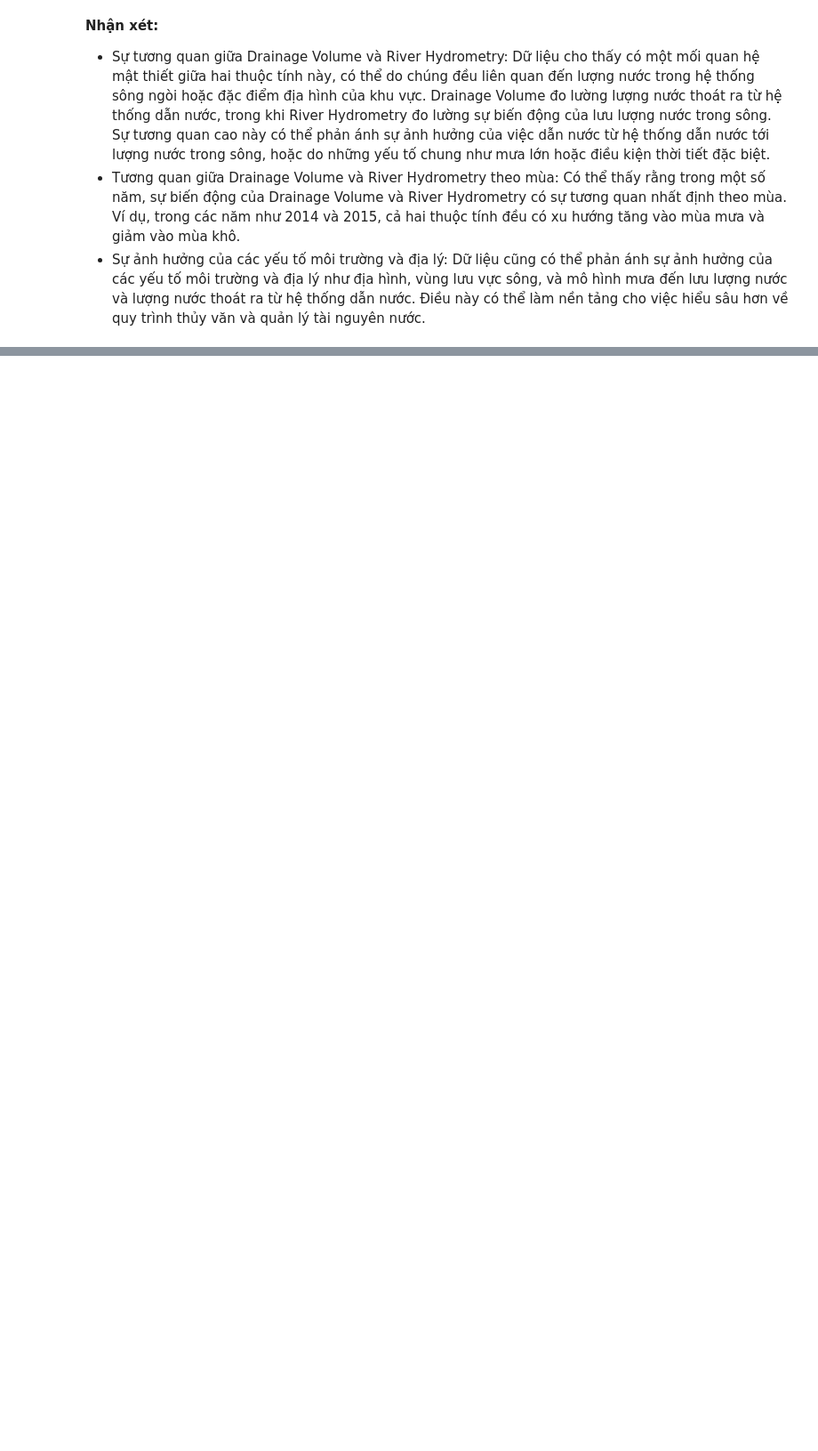
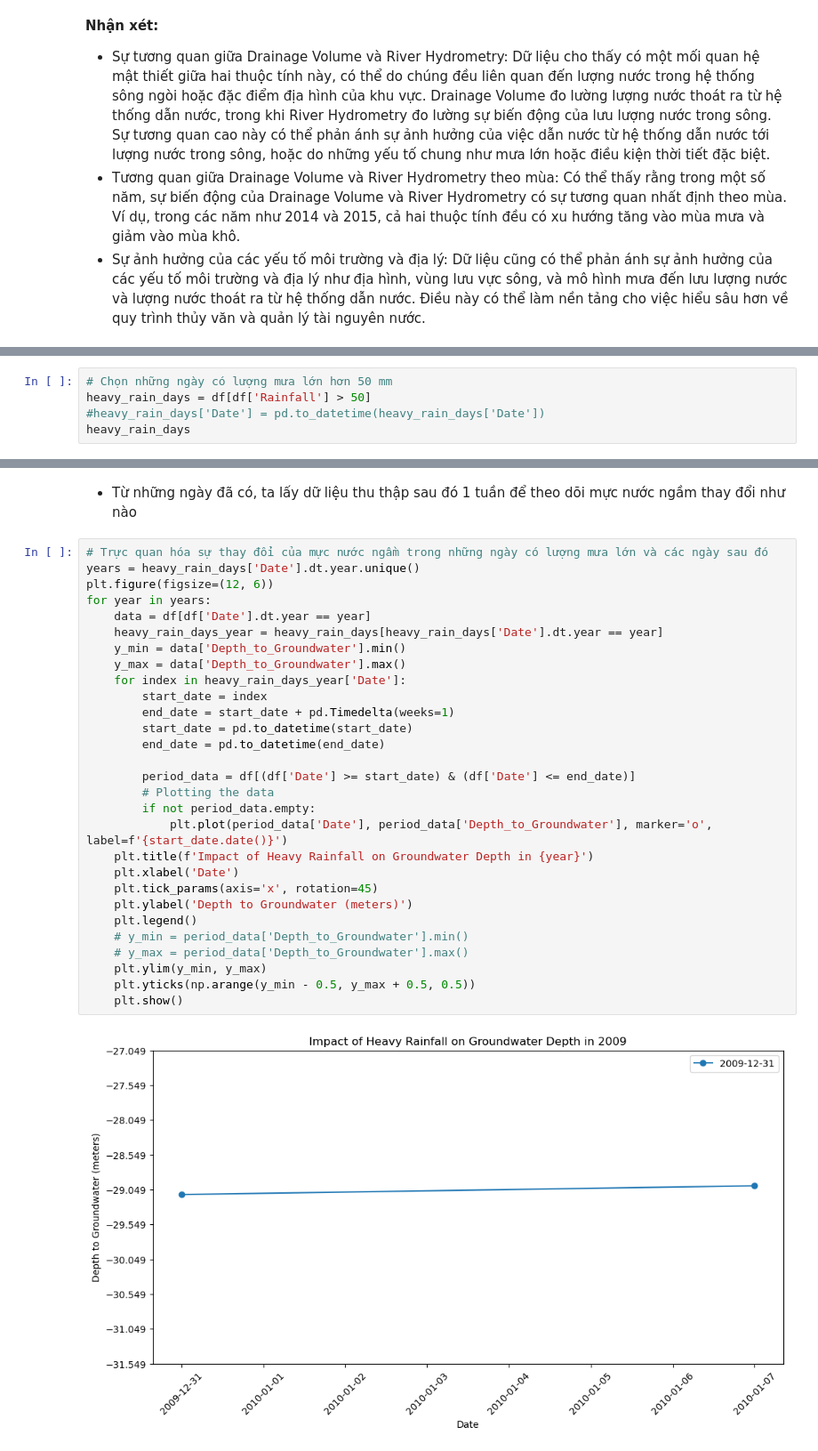
Before and after one commit to GenNyu/Lab-2---DV, a Jupyter notebook: 2.2_EDA.ipynb, the cells around one changed output, grey strips where cells are left out. Shown at 89% size. Saved outputs shown, nothing was run; the diff lists cells and outputs as text; blank space fills up the shorter version.

```diff
--- a/2.2_EDA.ipynb
+++ b/2.2_EDA.ipynb
@@ -293,0 +310,5 @@ fig.show()
+# %%
+# Chọn những ngày có lượng mưa lớn hơn 50 mm
+heavy_rain_days = df[df['Rainfall'] > 50]
+#heavy_rain_days['Date'] = pd.to_datetime(heavy_rain_days['Date'])
+heavy_rain_days
@@ -293,0 +333,33 @@ fig.show()
+# %% [markdown]
+- Từ những ngày đã có, ta lấy dữ liệu thu thập sau đó 1 tuần để theo dõi mực nước ngầm thay đổi như nào
+# %%
+# Trực quan hóa sự thay đổi của mực nước ngầm trong những ngày có lượng mưa lớn và các ngày sau đó
+years = heavy_rain_days['Date'].dt.year.unique()
+plt.figure(figsize=(12, 6))
+for year in years:
+    data = df[df['Date'].dt.year == year]
+    heavy_rain_days_year = heavy_rain_days[heavy_rain_days['Date'].dt.year == year]
+    y_min = data['Depth_to_Groundwater'].min()
+    y_max = data['Depth_to_Groundwater'].max()
+    for index in heavy_rain_days_year['Date']:
+        start_date = index
+        end_date = start_date + pd.Timedelta(weeks=1)
+        start_date = pd.to_datetime(start_date)
+        end_date = pd.to_datetime(end_date)
+
+        period_data = df[(df['Date'] >= start_date) & (df['Date'] <= end_date)]
+        # Plotting the data
+        if not period_data.empty:
+            plt.plot(period_data['Date'], period_data['Depth_to_Groundwater'], marker='o', label=f'{start_date.date()}')
+    plt.title(f'Impact of Heavy Rainfall on Groundwater Depth in {year}')
+    plt.xlabel('Date')
+    plt.tick_params(axis='x', rotation=45)
+    plt.ylabel('Depth to Groundwater (meters)')
+    plt.legend()
+    # y_min = period_data['Depth_to_Groundwater'].min()
+    # y_max = period_data['Depth_to_Groundwater'].max()
+    plt.ylim(y_min, y_max)
+    plt.yticks(np.arange(y_min - 0.5, y_max + 0.5, 0.5))
+    plt.show()
+# %% [output]
+[figure, added]
```
Also changed, not shown: parts of 7 cells of this notebook.
